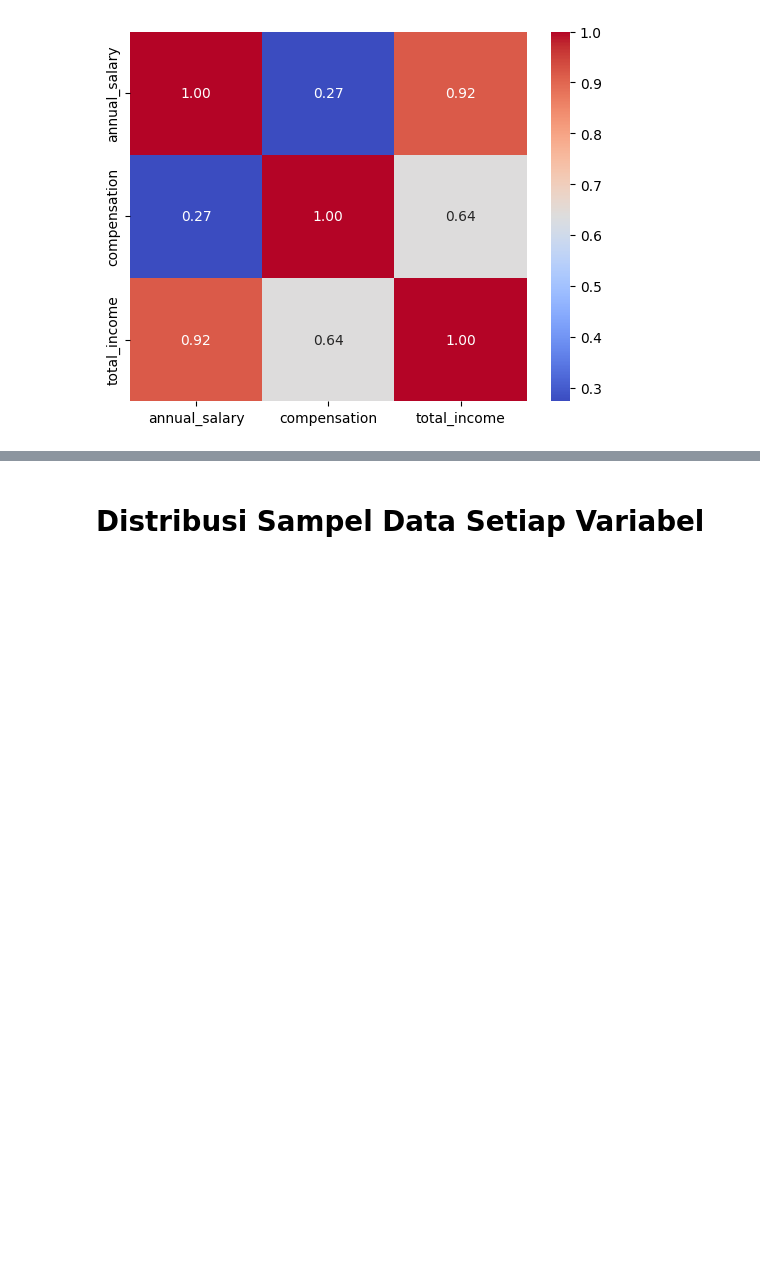
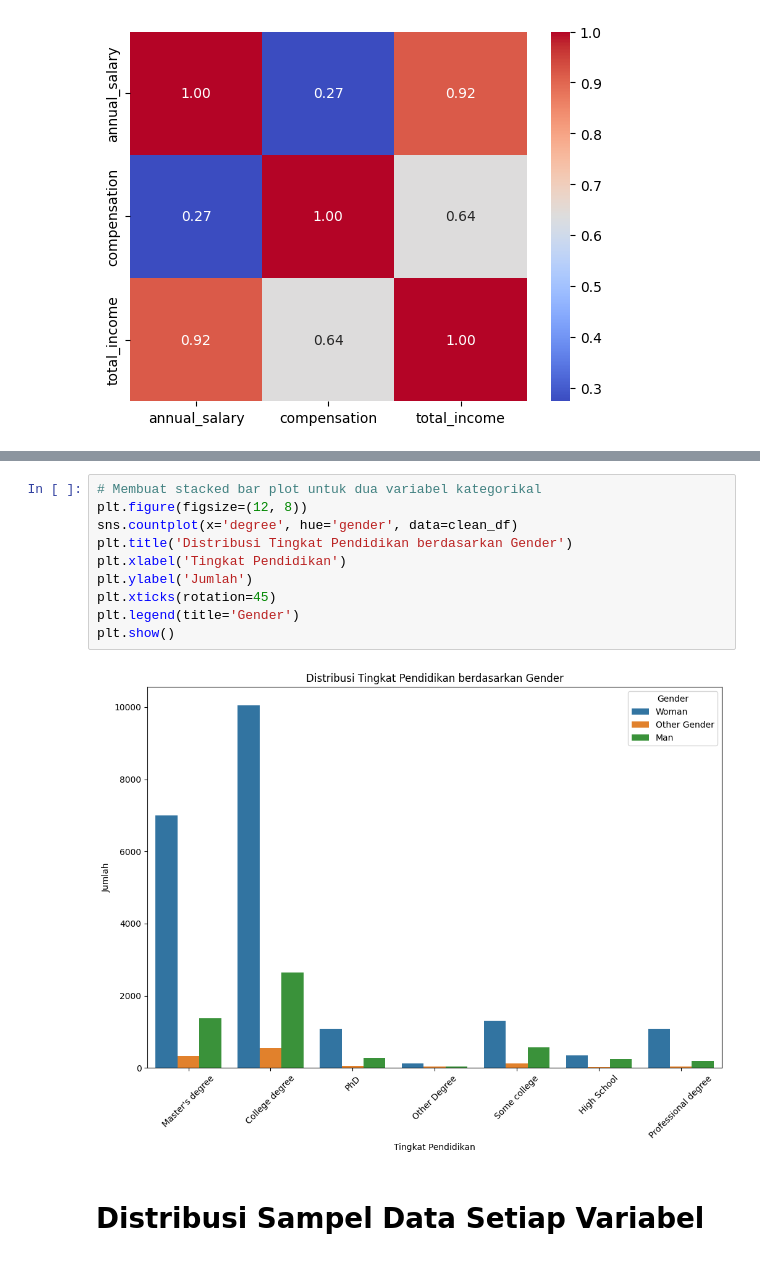
Before and after one commit to denisikiandani/Salary-Analysis, a Jupyter notebook: fds_tugas_1.ipynb, the cells around one changed output, grey strips where cells are left out. Saved outputs shown, nothing was run; the diff lists cells and outputs as text; blank space fills up the shorter version.

```diff
--- a/fds_tugas_1.ipynb
+++ b/fds_tugas_1.ipynb
@@ -2277,3 +2312,15 @@ sns.heatmap(correlation_matrix, annot=True, cmap='coolwarm', fmt='.2f')
+# %%
+# Membuat stacked bar plot untuk dua variabel kategorikal
+plt.figure(figsize=(12, 8))
+sns.countplot(x='degree', hue='gender', data=clean_df)
+plt.title('Distribusi Tingkat Pendidikan berdasarkan Gender')
+plt.xlabel('Tingkat Pendidikan')
+plt.ylabel('Jumlah')
+plt.xticks(rotation=45)
+plt.legend(title='Gender')
+plt.show()
+# %% [output]
+[figure, added]
 # %% [markdown]
 # Distribusi Sampel Data Setiap Variabel
 # %% [markdown]
```
Also changed, not shown: parts of 5 cells of this notebook.
